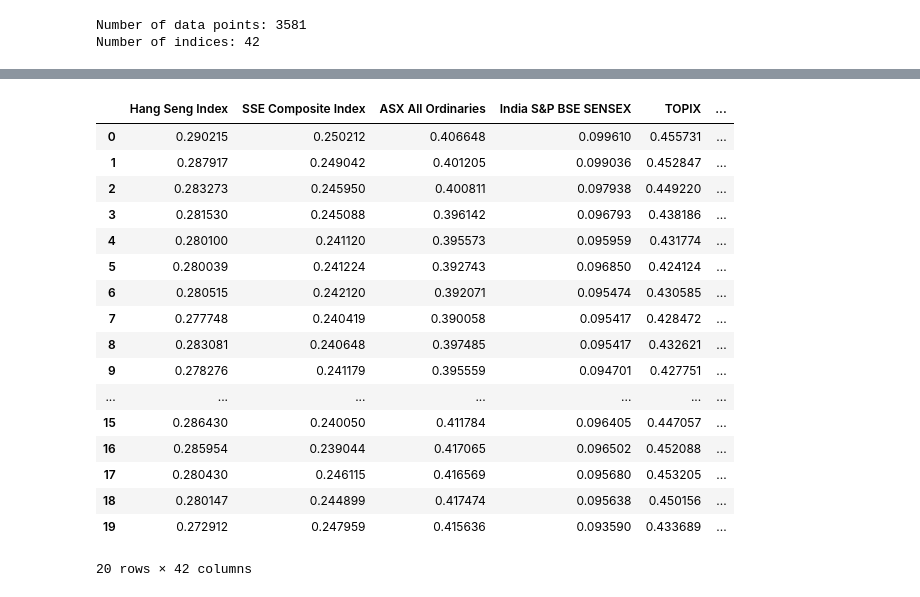
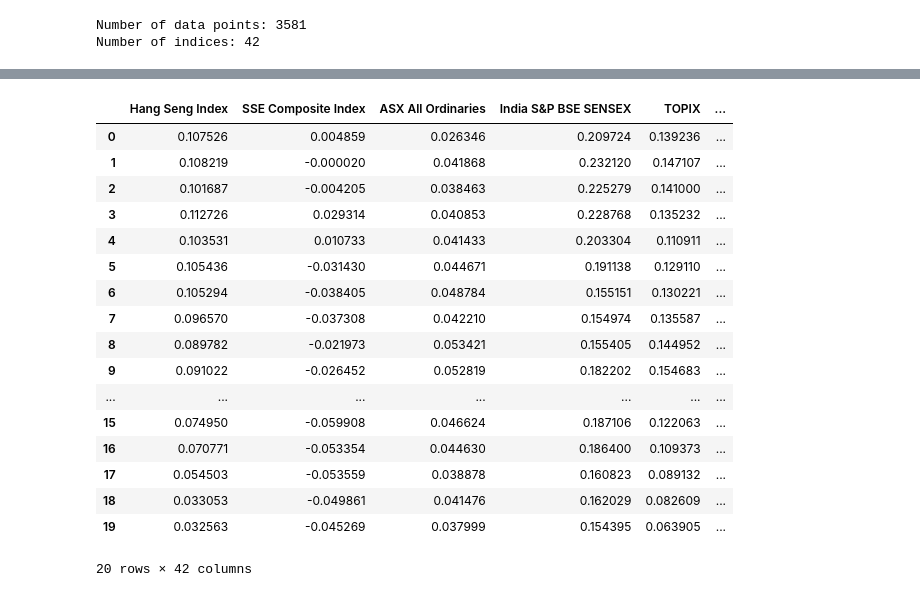
Before and after one commit to yychik/hsi-trad, a Jupyter notebook: hsi-research-weekly.ipynb, the cells around one changed output, grey strips where cells are left out. Saved outputs shown, nothing was run; the diff lists cells and outputs as text; code cells hidden in the pictures.

```diff
--- a/hsi-research-weekly.ipynb
+++ b/hsi-research-weekly.ipynb
@@ -71,33 +51,33 @@ dtype: float64
 # %%
 #lags, holding period
-holding_period = 1 #5-trading days holding period
+holding_period = 44 #5-trading days holding period
 
 #Preprocess and transform to log-returns
 #Calculate log returns.
-daily_ret = index_close/np.amax(index_close, axis=0)
+daily_ret = np.log(index_close.shift(-44)/index_close)
 #Remove first row
 dates = dates.drop(dates.index[0:holding_period]).reset_index(drop=True)
 daily_ret = daily_ret.drop(daily_ret.index[0:holding_period]).reset_index(drop=True)
 
 daily_ret.head(20)
 # %% [output]
 |  | Hang Seng Index | SSE Composite Index | ASX All Ordinaries | India S&P BSE SENSEX | TOPIX | ... |
-| 0 | 0.290215 | 0.250212 | 0.406648 | 0.099610 | 0.455731 | ... |
-| 1 | 0.287917 | 0.249042 | 0.401205 | 0.099036 | 0.452847 | ... |
-| 2 | 0.283273 | 0.245950 | 0.400811 | 0.097938 | 0.449220 | ... |
-| 3 | 0.281530 | 0.245088 | 0.396142 | 0.096793 | 0.438186 | ... |
-| 4 | 0.280100 | 0.241120 | 0.395573 | 0.095959 | 0.431774 | ... |
-| 5 | 0.280039 | 0.241224 | 0.392743 | 0.096850 | 0.424124 | ... |
-| 6 | 0.280515 | 0.242120 | 0.392071 | 0.095474 | 0.430585 | ... |
-| 7 | 0.277748 | 0.240419 | 0.390058 | 0.095417 | 0.428472 | ... |
-| 8 | 0.283081 | 0.240648 | 0.397485 | 0.095417 | 0.432621 | ... |
-| 9 | 0.278276 | 0.241179 | 0.395559 | 0.094701 | 0.427751 | ... |
+| 0 | 0.107526 | 0.004859 | 0.026346 | 0.209724 | 0.139236 | ... |
+| 1 | 0.108219 | -0.000020 | 0.041868 | 0.232120 | 0.147107 | ... |
+| 2 | 0.101687 | -0.004205 | 0.038463 | 0.225279 | 0.141000 | ... |
+| 3 | 0.112726 | 0.029314 | 0.040853 | 0.228768 | 0.135232 | ... |
+| 4 | 0.103531 | 0.010733 | 0.041433 | 0.203304 | 0.110911 | ... |
+| 5 | 0.105436 | -0.031430 | 0.044671 | 0.191138 | 0.129110 | ... |
+| 6 | 0.105294 | -0.038405 | 0.048784 | 0.155151 | 0.130221 | ... |
+| 7 | 0.096570 | -0.037308 | 0.042210 | 0.154974 | 0.135587 | ... |
+| 8 | 0.089782 | -0.021973 | 0.053421 | 0.155405 | 0.144952 | ... |
+| 9 | 0.091022 | -0.026452 | 0.052819 | 0.182202 | 0.154683 | ... |
 | ... | ... | ... | ... | ... | ... | ... |
-| 15 | 0.286430 | 0.240050 | 0.411784 | 0.096405 | 0.447057 | ... |
-| 16 | 0.285954 | 0.239044 | 0.417065 | 0.096502 | 0.452088 | ... |
-| 17 | 0.280430 | 0.246115 | 0.416569 | 0.095680 | 0.453205 | ... |
-| 18 | 0.280147 | 0.244899 | 0.417474 | 0.095638 | 0.450156 | ... |
-| 19 | 0.272912 | 0.247959 | 0.415636 | 0.093590 | 0.433689 | ... |
+| 15 | 0.074950 | -0.059908 | 0.046624 | 0.187106 | 0.122063 | ... |
+| 16 | 0.070771 | -0.053354 | 0.044630 | 0.186400 | 0.109373 | ... |
+| 17 | 0.054503 | -0.053559 | 0.038878 | 0.160823 | 0.089132 | ... |
+| 18 | 0.033053 | -0.049861 | 0.041476 | 0.162029 | 0.082609 | ... |
+| 19 | 0.032563 | -0.045269 | 0.037999 | 0.154395 | 0.063905 | ... |
 20 rows × 42 columns
 # %%
 #Seperate the indices into 2 classes - lag or no_lag
```
Also changed, not shown: parts of 7 cells of this notebook.
